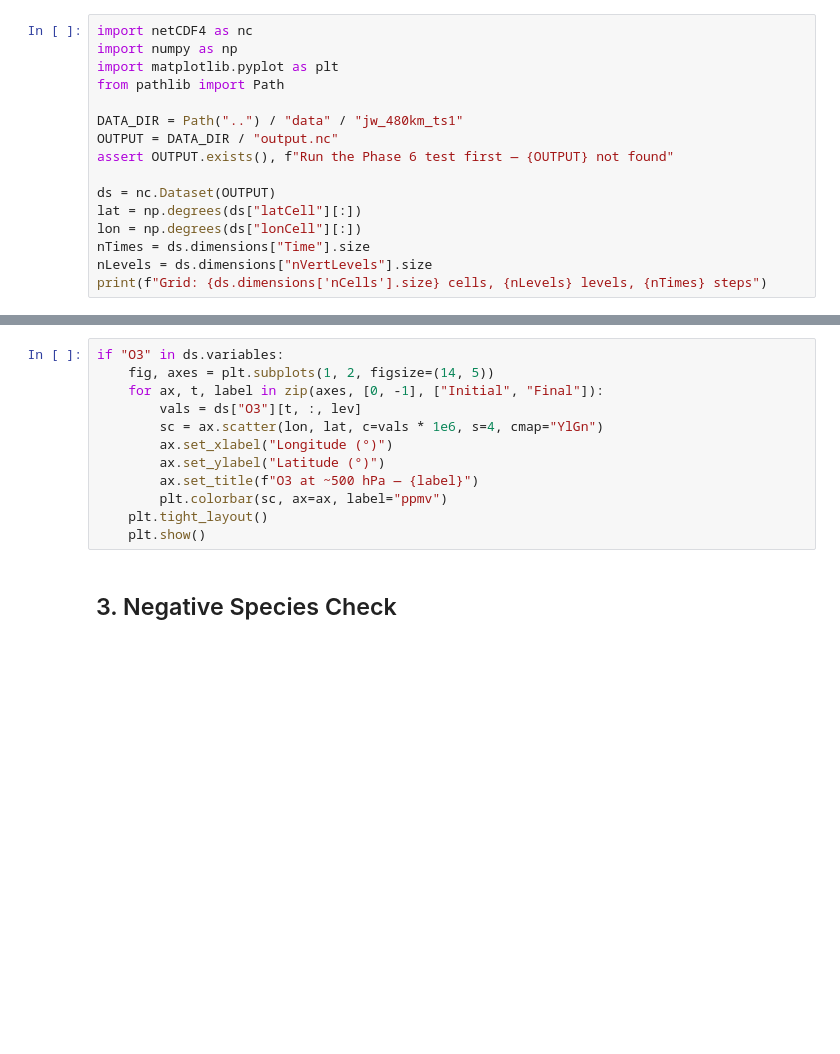
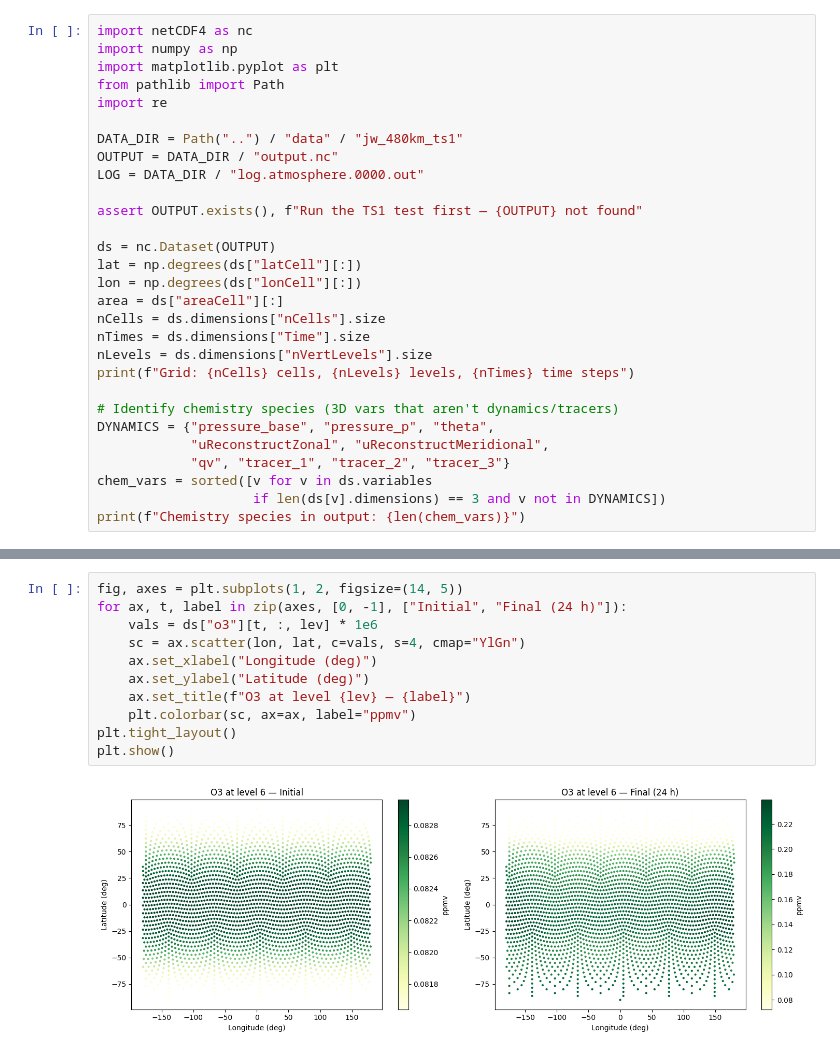
Before and after one commit to mattldawson/MPAS-Model, a Jupyter notebook: verification/phase06_ts1.ipynb, the cells around one changed output, grey strips where cells are left out. Saved outputs shown, nothing was run; the diff lists cells and outputs as text; blank space fills up the shorter version.

```diff
--- a/verification/phase06_ts1.ipynb
+++ b/verification/phase06_ts1.ipynb
@@ -13,14 +15,27 @@ import netCDF4 as nc
 import numpy as np
 import matplotlib.pyplot as plt
 from pathlib import Path
+import re
 
 DATA_DIR = Path("..") / "data" / "jw_480km_ts1"
 OUTPUT = DATA_DIR / "output.nc"
-assert OUTPUT.exists(), f"Run the Phase 6 test first — {OUTPUT} not found"
+LOG = DATA_DIR / "log.atmosphere.0000.out"
+
+assert OUTPUT.exists(), f"Run the TS1 test first — {OUTPUT} not found"
 
 ds = nc.Dataset(OUTPUT)
 lat = np.degrees(ds["latCell"][:])
 lon = np.degrees(ds["lonCell"][:])
+area = ds["areaCell"][:]
+nCells = ds.dimensions["nCells"].size
 nTimes = ds.dimensions["Time"].size
 nLevels = ds.dimensions["nVertLevels"].size
-print(f"Grid: {ds.dimensions['nCells'].size} cells, {nLevels} levels, {nTimes} steps")
+print(f"Grid: {nCells} cells, {nLevels} levels, {nTimes} time steps")
+
+# Identify chemistry species (3D vars that aren't dynamics/tracers)
+DYNAMICS = {"pressure_base", "pressure_p", "theta",
+            "uReconstructZonal", "uReconstructMeridional",
+            "qv", "tracer_1", "tracer_2", "tracer_3"}
+chem_vars = sorted([v for v in ds.variables
+                    if len(ds[v].dimensions) == 3 and v not in DYNAMICS])
+print(f"Chemistry species in output: {len(chem_vars)}")
@@ -58,14 +130,13 @@ Map of O3 at ~500 hPa showing dayside/nightside contrast.
 # %%
-if "O3" in ds.variables:
-    fig, axes = plt.subplots(1, 2, figsize=(14, 5))
-    for ax, t, label in zip(axes, [0, -1], ["Initial", "Final"]):
-        vals = ds["O3"][t, :, lev]
-        sc = ax.scatter(lon, lat, c=vals * 1e6, s=4, cmap="YlGn")
-        ax.set_xlabel("Longitude (°)")
-        ax.set_ylabel("Latitude (°)")
-        ax.set_title(f"O3 at ~500 hPa — {label}")
-        plt.colorbar(sc, ax=ax, label="ppmv")
-    plt.tight_layout()
-    plt.show()
+fig, axes = plt.subplots(1, 2, figsize=(14, 5))
+for ax, t, label in zip(axes, [0, -1], ["Initial", "Final (24 h)"]):
+    vals = ds["o3"][t, :, lev] * 1e6
+    sc = ax.scatter(lon, lat, c=vals, s=4, cmap="YlGn")
+    ax.set_xlabel("Longitude (deg)")
+    ax.set_ylabel("Latitude (deg)")
+    ax.set_title(f"O3 at level {lev} — {label}")
+    plt.colorbar(sc, ax=ax, label="ppmv")
+plt.tight_layout()
+plt.show()
+# %% [output]
+[figure, added]
-# %% [markdown]
-## 3. Negative Species Check
```
Also changed, not shown: parts of 15 cells of this notebook, 1 other file.
